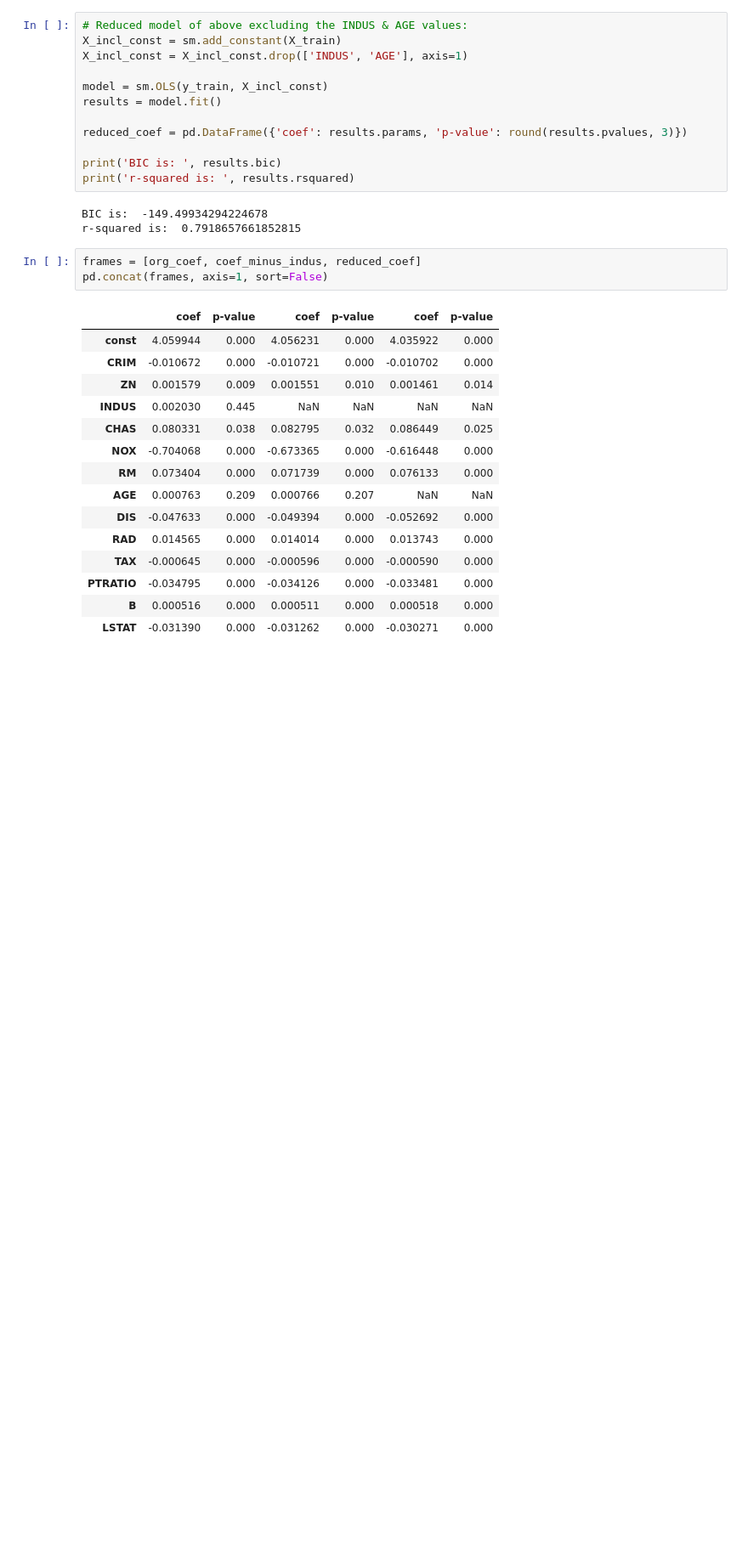
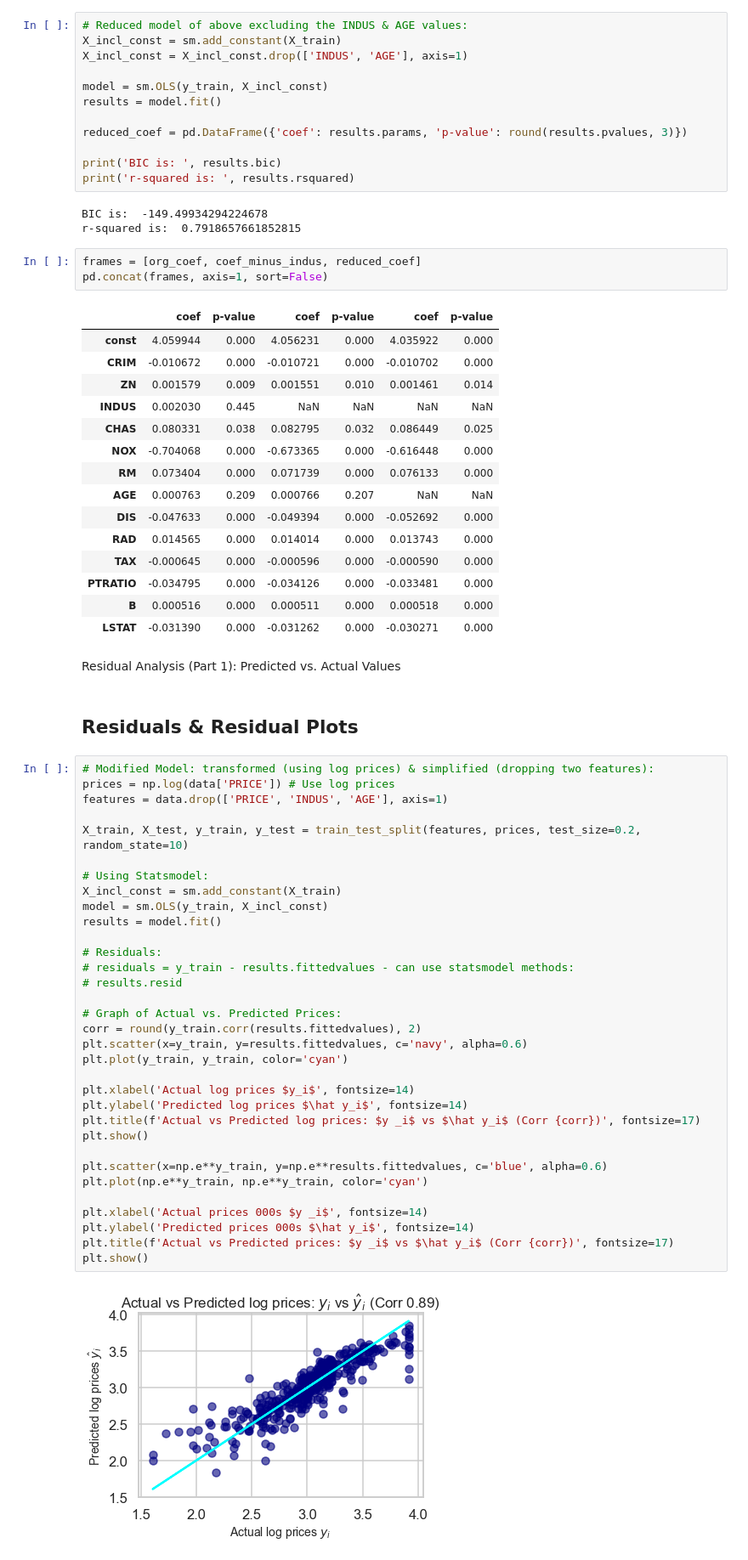
Before and after one commit to Sampatankar/DataScienceBootcamp2020-Python, a Jupyter notebook: 5MultivariableLinearRegression/04 Multivariable Regression.ipynb, the cells around one changed output. Shown: that part at 85% size. Drawn from its saved outputs; the diff is of its cells as text; blank space fills up the shorter version.

```diff
--- a/5MultivariableLinearRegression/04 Multivariable Regression.ipynb
+++ b/5MultivariableLinearRegression/04 Multivariable Regression.ipynb
@@ -806,3 +806,42 @@ pd.concat(frames, axis=1, sort=False)
 | PTRATIO | -0.034795 | 0.000 | -0.034126 | 0.000 | -0.033481 | 0.000 |
 | B | 0.000516 | 0.000 | 0.000511 | 0.000 | 0.000518 | 0.000 |
 | LSTAT | -0.031390 | 0.000 | -0.031262 | 0.000 | -0.030271 | 0.000 |
+# %% [markdown]
+Residual Analysis (Part 1): Predicted vs. Actual Values
+# %% [markdown]
+## Residuals & Residual Plots
+# %%
+# Modified Model: transformed (using log prices) & simplified (dropping two features):
+prices = np.log(data['PRICE']) # Use log prices
+features = data.drop(['PRICE', 'INDUS', 'AGE'], axis=1)
+
+X_train, X_test, y_train, y_test = train_test_split(features, prices, test_size=0.2, random_state=10)
+
+# Using Statsmodel:
+X_incl_const = sm.add_constant(X_train)
+model = sm.OLS(y_train, X_incl_const)
+results = model.fit()
+
+# Residuals:
+# residuals = y_train - results.fittedvalues - can use statsmodel methods:
+# results.resid
+
+# Graph of Actual vs. Predicted Prices:
+corr = round(y_train.corr(results.fittedvalues), 2)
+plt.scatter(x=y_train, y=results.fittedvalues, c='navy', alpha=0.6)
+plt.plot(y_train, y_train, color='cyan')
+
+plt.xlabel('Actual log prices $y_i$', fontsize=14)
+plt.ylabel('Predicted log prices $\hat y_i$', fontsize=14)
+plt.title(f'Actual vs Predicted log prices: $y _i$ vs $\hat y_i$ (Corr {corr})', fontsize=17)
+plt.show()
+
+plt.scatter(x=np.e**y_train, y=np.e**results.fittedvalues, c='blue', alpha=0.6)
+plt.plot(np.e**y_train, np.e**y_train, color='cyan')
+
+plt.xlabel('Actual prices 000s $y _i$', fontsize=14)
+plt.ylabel('Predicted prices 000s $\hat y_i$', fontsize=14)
+plt.title(f'Actual vs Predicted prices: $y _i$ vs $\hat y_i$ (Corr {corr})', fontsize=17)
+plt.show()
+# %% [output]
+[figure, added]
```
Also changed, not shown: parts of 1 cell of this notebook.
